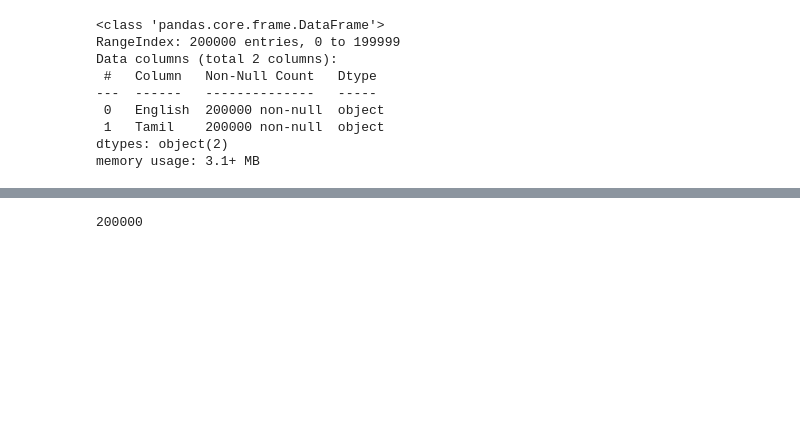
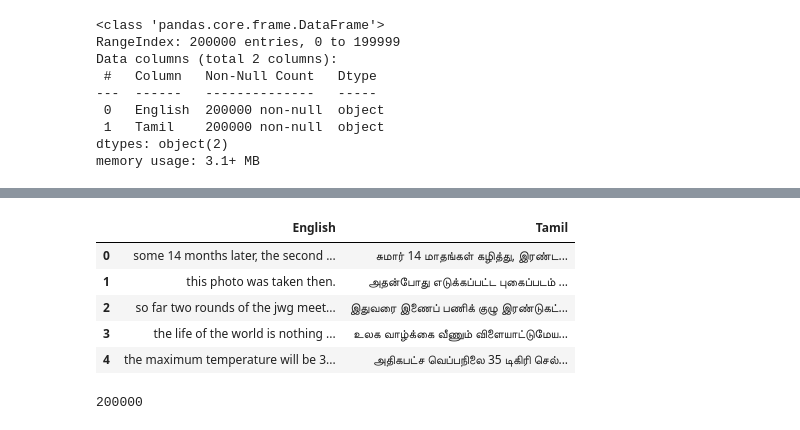
Before and after one commit to Hrithik2212/Neural-Machine-Translation--English-to-Tamil, a Jupyter notebook: 03_NMT_with_Attention_Tensorflow.ipynb, the cells around one changed output, grey strips where cells are left out. Cells and saved outputs as stored; diff of their text form; code cells hidden in the pictures; blank space fills up the shorter version.

```diff
--- a/03_NMT_with_Attention_Tensorflow.ipynb
+++ b/03_NMT_with_Attention_Tensorflow.ipynb
@@ -89,3 +97,13 @@ dataset.sample(5)
+# %%
+dataset = pd.read_csv('/content/drive/MyDrive/NMT-Project/data.csv')
+dataset.head()
+# %% [output]
+|  | English | Tamil |
+| 0 | some 14 months later, the second ... | சுமார் 14 மாதங்கள் கழித்து, இரண்ட... |
+| 1 | this photo was taken then. | அதன்போது எடுக்கப்பட்ட புகைப்படம் ... |
+| 2 | so far two rounds of the jwg meet... | இதுவரை இணைப் பணிக் குழு இரண்டுகட்... |
+| 3 | the life of the world is nothing ... | உலக வாழ்க்கை வீணும் விளையாட்டுமேய... |
+| 4 | the maximum temperature will be 3... | அதிகபட்ச வெப்பநிலை 35 டிகிரி செல்... |
 # %%
 text_pairs = []
 
```
Also changed, not shown: parts of 35 cells of this notebook.
